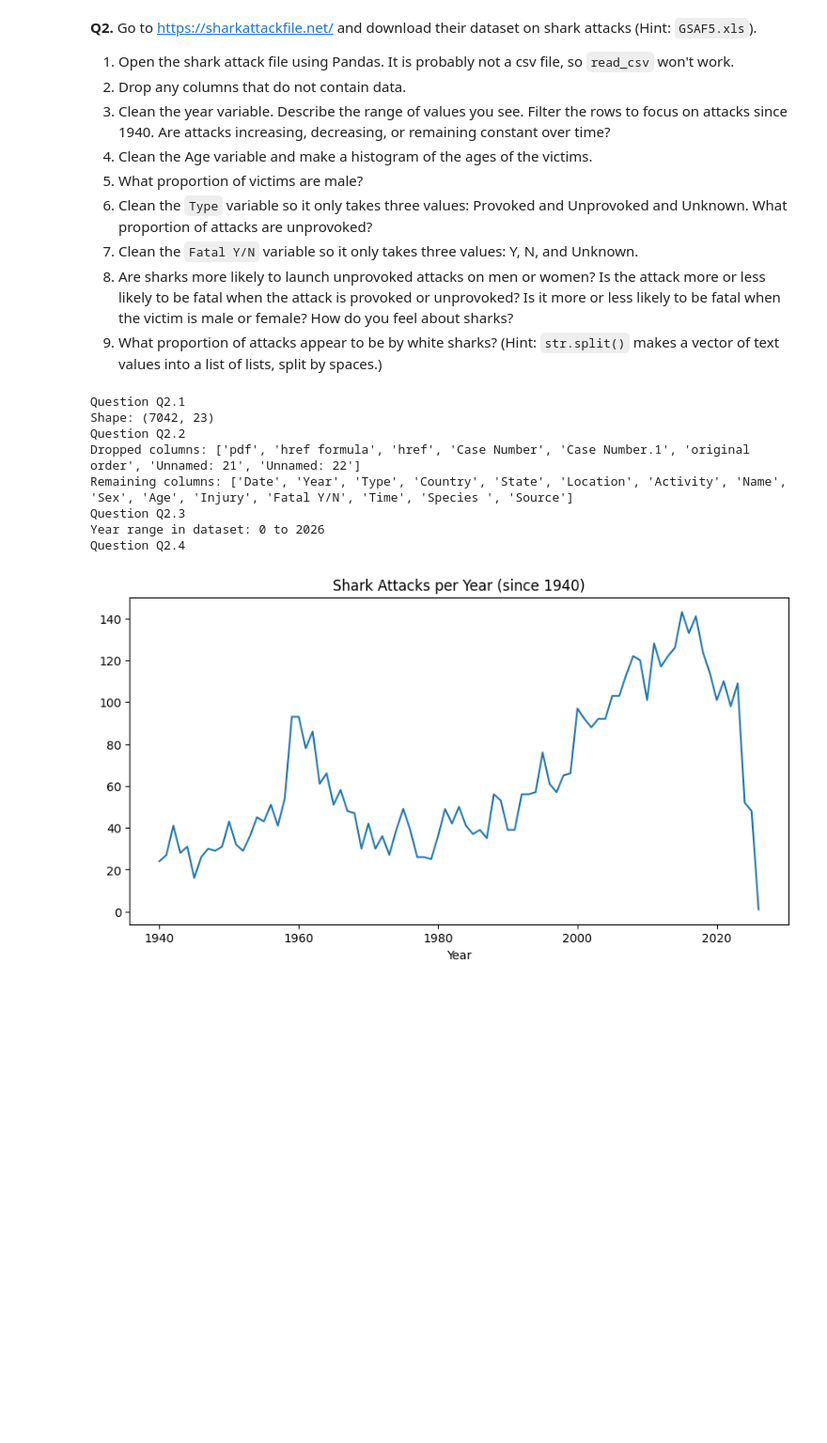
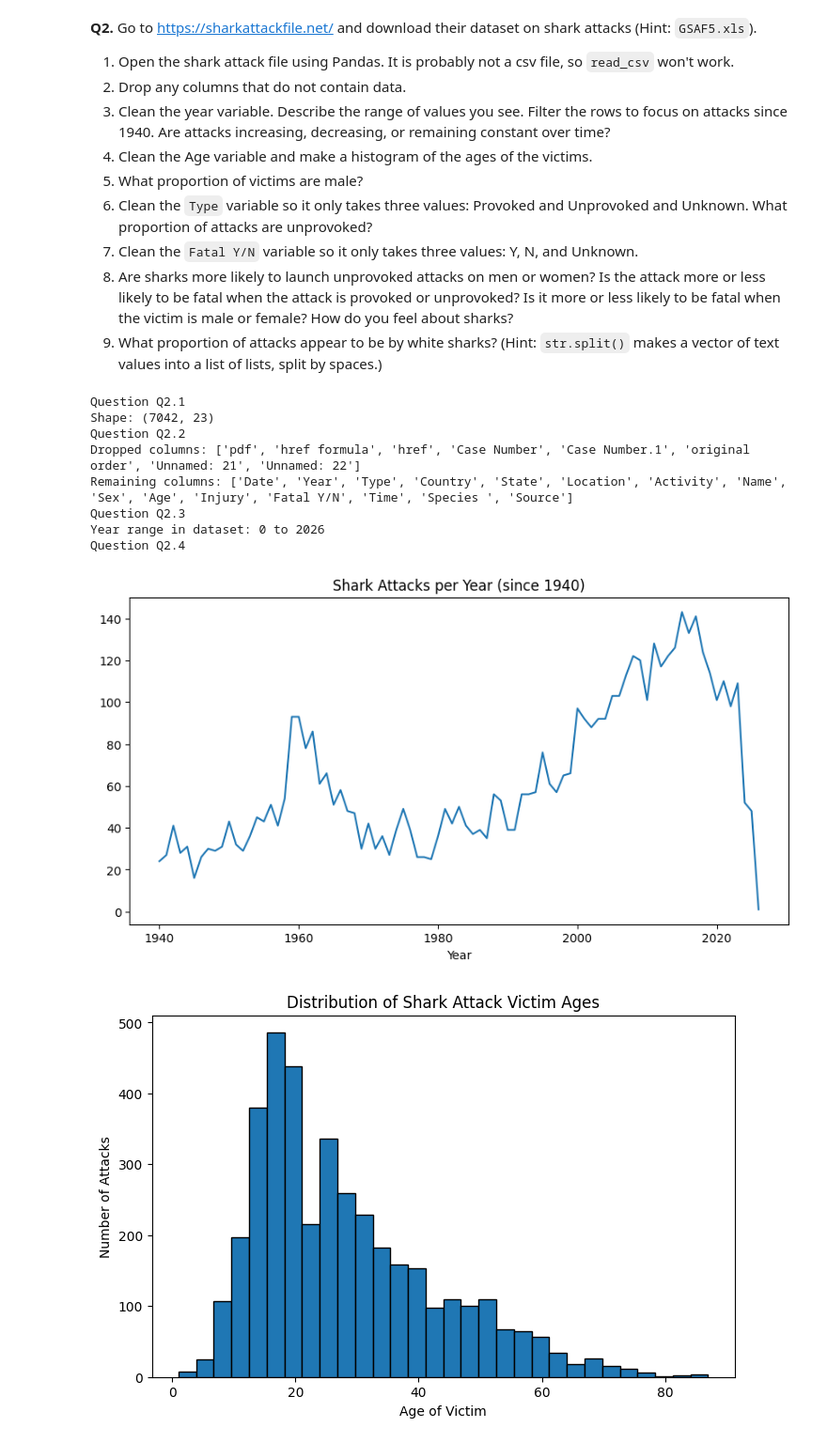
Before and after one commit to KendallFreese/wrangling_assignment, a Jupyter notebook: assignment.ipynb, the cells around one changed output. Shown at 94% size. Drawn from its saved outputs; the diff is of its cells as text; code cells hidden in the pictures; blank space fills up the shorter version.

```diff
--- a/assignment.ipynb
+++ b/assignment.ipynb
@@ -193,6 +193,8 @@ Index: []
 9. What proportion of attacks appear to be by white sharks? (Hint: `str.split()` makes a vector of text values into a list of lists, split by spaces.)
 # %%
 import pandas as pd
+import matplotlib.pyplot as plt
+
 
 # from google.colab import files
 # uploaded = files.upload()
@@ -239,30 +241,121 @@ sharkdata_clean["Year"] = sharkdata_clean["Year"].astype(int)
 
 # Describe range
 year_min = sharkdata_clean["Year"].min()
 year_max = sharkdata_clean["Year"].max()
 
 print("Year range in dataset:", year_min, "to", year_max)
 
 # Filter to attacks since 1940
 sharkdata_recent = sharkdata_clean[sharkdata_clean["Year"] >= 1940]
 
 # Count attacks per year
 attacks_per_year = sharkdata_recent["Year"].value_counts().sort_index()
 
 # Plot trend
 attacks_per_year.plot(kind="line", figsize=(10,5), title="Shark Attacks per Year (since 1940)")
 
 # From the dataset, shark attacks span from the 1500s up to 2025.
 # Attacks have been increasing over time since 1940 (partly due to better record-keeping and more people entering the water).
 
 print("Question Q2.4")
+
+# Convert Age to numeric, coerce errors
+sharkdata_clean["Age"] = pd.to_numeric(sharkdata_clean["Age"], errors="coerce")
+
+# Drop missing ages for the histogram
+ages = sharkdata_clean["Age"].dropna()
+
+# Plot histogram
+plt.figure(figsize=(8,5))
+plt.hist(ages, bins=30, edgecolor="black")
+plt.xlabel("Age of Victim")
+plt.ylabel("Number of Attacks")
+plt.title("Distribution of Shark Attack Victim Ages")
+plt.show()
+
+# Summary stats
+age_min, age_max, age_mean = ages.min(), ages.max(), ages.mean()
+age_min, age_max, round(age_mean, 1)
+
+
+print("Question Q2.5")
+
+# Standardize values: uppercase, strip spaces
+sharkdata_clean["Sex"] = sharkdata_clean["Sex"].str.upper().str.strip()
+
+# Keep only M/F, set others as NaN
+sharkdata_clean["Sex"] = sharkdata_clean["Sex"].replace({"M": "M", "F": "F"})
+sharkdata_clean.loc[~sharkdata_clean["Sex"].isin(["M","F"]), "Sex"] = np.nan
+
+# Count proportions
+sex_counts = sharkdata_clean["Sex"].value_counts(normalize=True, dropna=True) * 100
+
+print("Proportion of victims by sex (%):")
+print(sex_counts.round(1))
+
+print("Question Q2.6")
+sharkdata_clean["Type"] = sharkdata_clean["Type"].str.strip().str.lower()
+
+# Map into 3 categories: provoked, unprovoked, unknown
+sharkdata_clean["Type"] = sharkdata_clean["Type"].replace({
+    "provoked": "Provoked",
+    "unprovoked": "Unprovoked"
+})
+
+# If not provoked or unprovoked then unkown
+sharkdata_clean.loc[~sharkdata_clean["Type"].isin(["Provoked", "Unprovoked"]), "Type"] = "Unknown"
+
+# Proportions
+type_counts = sharkdata_clean["Type"].value_counts(normalize=True) * 100
+
+print("Proportion of attack types (%):")
+print(type_counts.round(1))
+
+print("Question Q2.7")
+sharkdata_clean["Fatal Y/N"] = sharkdata_clean["Fatal Y/N"].astype(str).str.upper().str.strip()
+
+# Map common values
+sharkdata_clean["Fatal Y/N"] = sharkdata_clean["Fatal Y/N"].replace({
+    "Y": "Y",
+    "N": "N"
+})
+
+# Everything else is denoted Unknown
+sharkdata_clean.loc[~sharkdata_clean["Fatal Y/N"].isin(["Y", "N"]), "Fatal Y/N"] = "Unknown"
+
+# Count proportions
+fatal_counts = sharkdata_clean["Fatal Y/N"].value_counts(normalize=True) * 100
+
+print("Proportion of Fatal outcomes (%):")
+print(fatal_counts.round(1))
+
+## Question Q2.8
+# The vast majority of unprovoked attacks are on men (~85%). Unprovoked attacks have a higher proportion of fatal
+# outcomes than provoked ones. Men show a slightly higher fatality rate (in line with higher exposure). The data show most
+# shark attacks are non-fatal. I've always viewed sharks as misunderstood, most attacks are simply cases where the shark
+# believed a human was a seal or prey, not intentionally targetting humans.
+
+print("Question Q2.9")
+sharkdata_clean["Species "] = sharkdata_clean["Species "].astype(str).str.lower()
+
+# Tokenize by splitting on spaces (to catch phrases like "great white shark")
+species_tokens = sharkdata_clean["Species "].str.split()
+
+# Check which rows mention "white" (and likely "shark")
+is_white = sharkdata_clean["Species "].str.contains("white", na=False)
+
+# Proportion of attacks involving white sharks
+white_prop = is_white.mean() * 100
+
+print(f"Proportion of attacks involving white sharks: {white_prop:.1f}%")
 # %% [output]
 Question Q2.1
 Shape: (7042, 23)
 Question Q2.2
 Dropped columns: ['pdf', 'href formula', 'href', 'Case Number', 'Case Number.1', 'original order', 'Unnamed: 21', 'Unnamed: 22']
 Remaining columns: ['Date', 'Year', 'Type', 'Country', 'State', 'Location', 'Activity', 'Name', 'Sex', 'Age', 'Injury', 'Fatal Y/N', 'Time', 'Species ', 'Source']
 Question Q2.3
 Year range in dataset: 0 to 2026
 Question Q2.4
 [figure]
+[figure, added]
```
Also changed, not shown: parts of 2 cells of this notebook.
